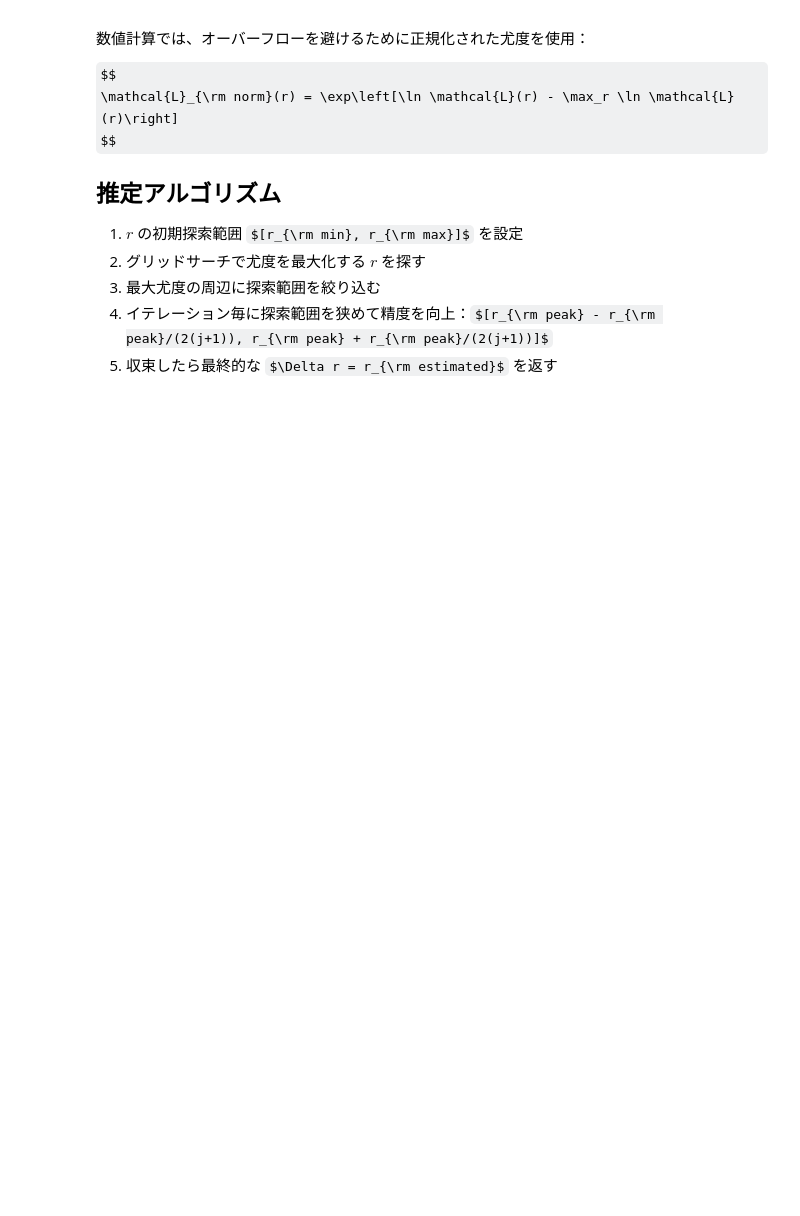
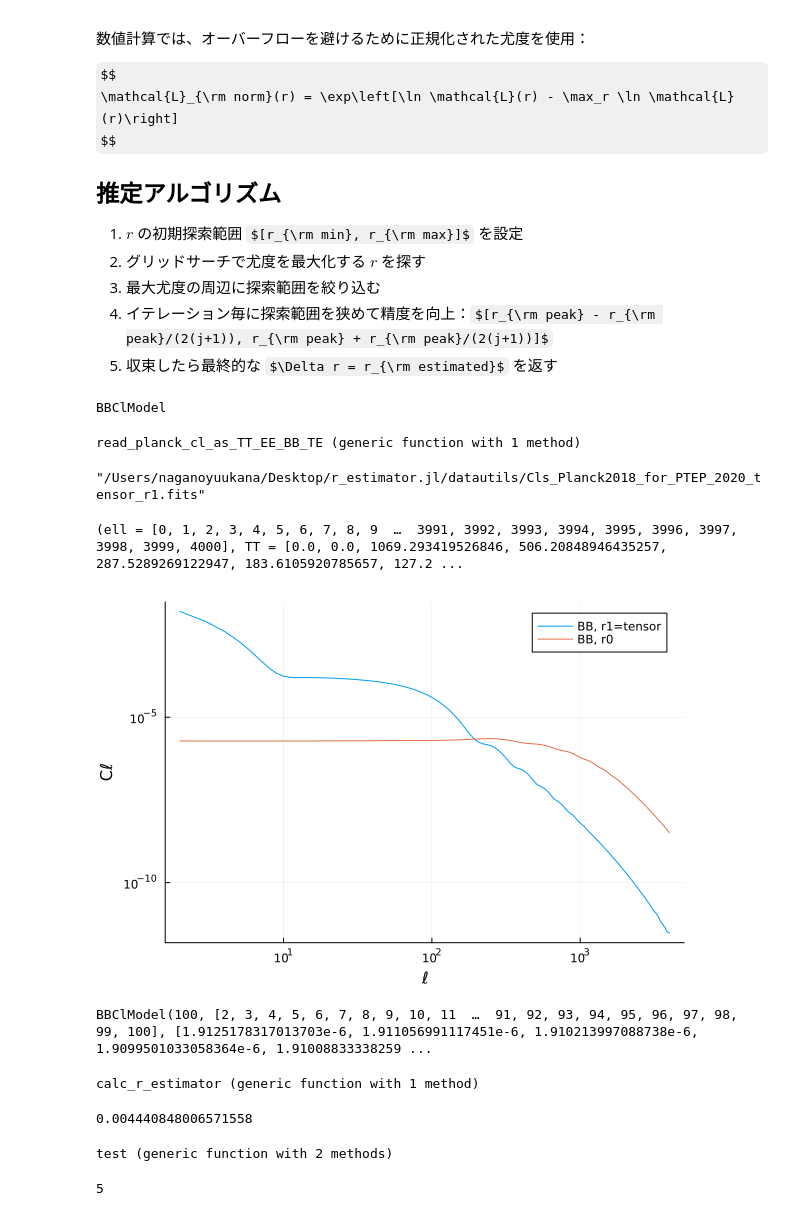
Before and after one commit to yuya-nagano-OU/r_estimator.jl, a Jupyter notebook: notebook/test.ipynb, the cells around one changed output. Drawn from its saved outputs; the diff is of its cells as text; code cells hidden in the pictures; some formulas as TeX source; blank space fills up the shorter version.

```diff
--- a/notebook/test.ipynb
+++ b/notebook/test.ipynb
@@ -58,0 +70,74 @@ $$
+# %%
+function BBClModel(lmax::Int, cl_sys::Vector{Float64}, reffpath_r0::String, reffpath_r1::String)
+    # Load fiducial power spectra
+    cl_r0 = read_planck_cl_as_TT_EE_BB_TE(reffpath_r0)
+    cl_r1 = read_planck_cl_as_TT_EE_BB_TE(reffpath_r1)
+    # Extract BB component (index 3 for BB)
+    cl_lens = cl_r0.BB
+    cl_tens = cl_r1.BB
+    ell = collect(2:lmax)
+    return BBClModel(lmax, ell, cl_lens[ell.+1], cl_tens[ell.+1], cl_sys[ell.+1])
+end
+# %% [output]
+BBClModel
+# %%
+function read_planck_cl_as_TT_EE_BB_TE(fname; hdu_index=2)
+    FITS(fname) do f
+        hdu = f[hdu_index]  # TableHDU
+        TT = read(hdu, "TEMPERATURE")
+        EE = read(hdu, "GRADIENT")
+        BB = read(hdu, "CURL")
+        TE = read(hdu, "G-T")
+        N = length(TT)
+        ell = collect(0:N-1)
+        return (ell=ell, TT=TT, EE=EE, BB=BB, TE=TE)
+    end
+end
+# %% [output]
+read_planck_cl_as_TT_EE_BB_TE (generic function with 1 method)
+# %%
+reffpath_r0 = "/Users/naganoyuukana/Desktop/r_estimator.jl/datautils/Cls_Planck2018_for_PTEP_2020_r0.fits"
+reffpath_r1 = "/Users/naganoyuukana/Desktop/r_estimator.jl/datautils/Cls_Planck2018_for_PTEP_2020_tensor_r1.fits"
+# %% [output]
+"/Users/naganoyuukana/Desktop/r_estimator.jl/datautils/Cls_Planck2018_for_PTEP_2020_tensor_r1.fits"
+# %%
+cl_r1 = read_planck_cl_as_TT_EE_BB_TE(reffpath_r1)
+cl_r0 = read_planck_cl_as_TT_EE_BB_TE(reffpath_r0)
+# %% [output]
+(ell = [0, 1, 2, 3, 4, 5, 6, 7, 8, 9  …  3991, 3992, 3993, 3994, 3995, 3996, 3997, 3998, 3999, 4000], TT = [0.0, 0.0, 1069.293419526846, 506.20848946435257, 287.5289269122947, 183.6105920785657, 127.2 ...
+# %%
+plot(
+    xscale=:log, yscale=:log,
+    xlabel="ℓ", ylabel="Cℓ",
+    legend=:best
+)
+
+plot!(cl_r1.ell[3:end], cl_r1.BB[3:end], label="BB, r1=tensor")
+plot!(cl_r0.ell[3:end], cl_r0.BB[3:end], label="BB, r0")
+# %% [output]
+[figure, added]
+# %%
+est_cont = BBClModel(100, cl_r0.BB, reffpath_r0, reffpath_r1)
+# %% [output]
+BBClModel(100, [2, 3, 4, 5, 6, 7, 8, 9, 10, 11  …  91, 92, 93, 94, 95, 96, 97, 98, 99, 100], [1.9125178317013703e-6, 1.911056991117451e-6, 1.910213997088738e-6, 1.9099501033058364e-6, 1.91008833338259 ...
+# %%
+function calc_r_estimator(est_cont::BBClModel,; rresol, rmin, )
+    cl_est = est_cont.cl_lens .+ r .* est_cont.cl_tens .+ est_cont.cl_sys
+    return cl_est
+end
+# %% [output]
+calc_r_estimator (generic function with 1 method)
+# %%
+calc_r_estimator(est_cont,;rresol=1e-5, rmin=1e-10, rmax=1e-5, )
+# %% [output]
+0.004440848006571558
+# %%
+function test(;a, b=2,c=2)
+    return a + b + c
+end
+# %% [output]
+test (generic function with 2 methods)
+# %%
+test(a=1)
+# %% [output]
+5
```
Also changed, not shown: parts of 22 cells of this notebook.
